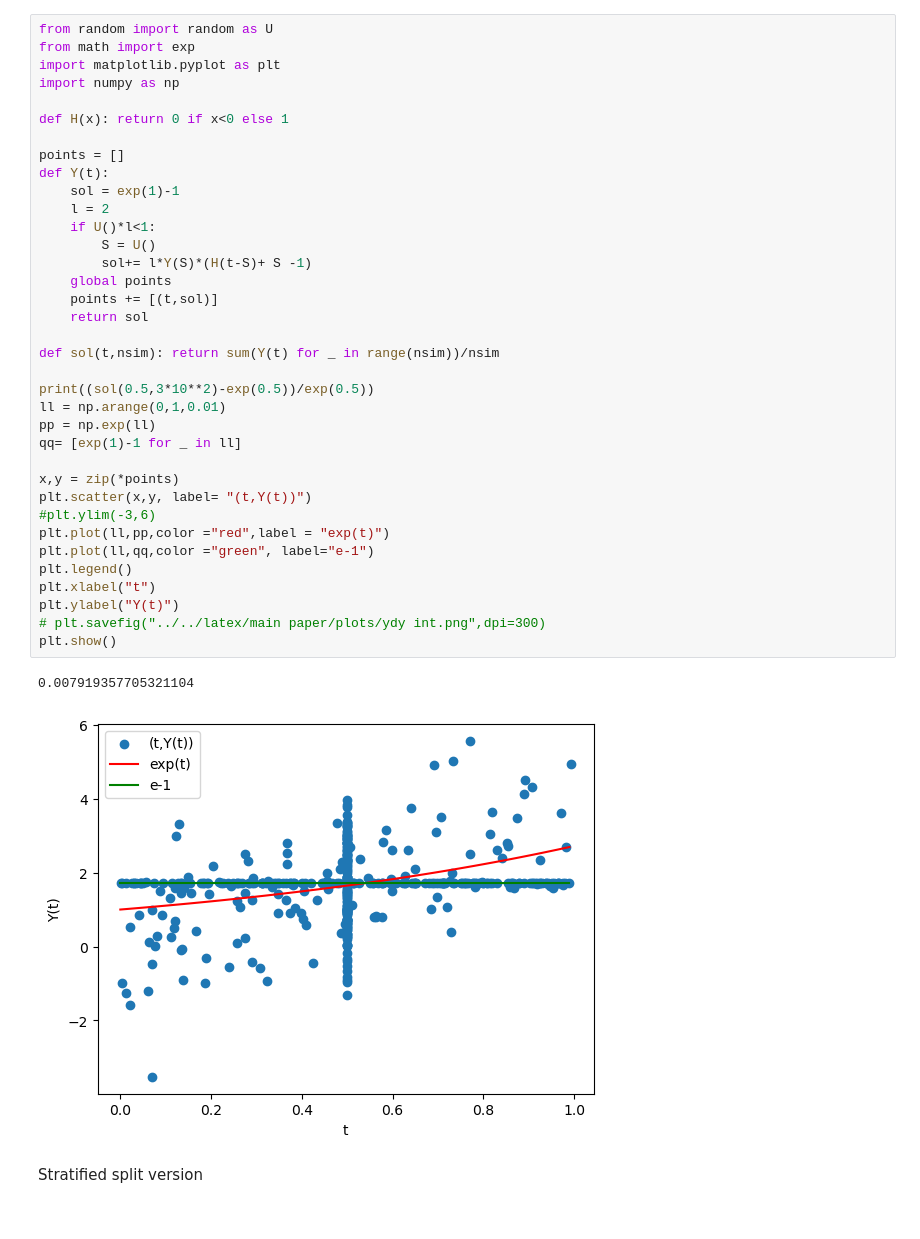
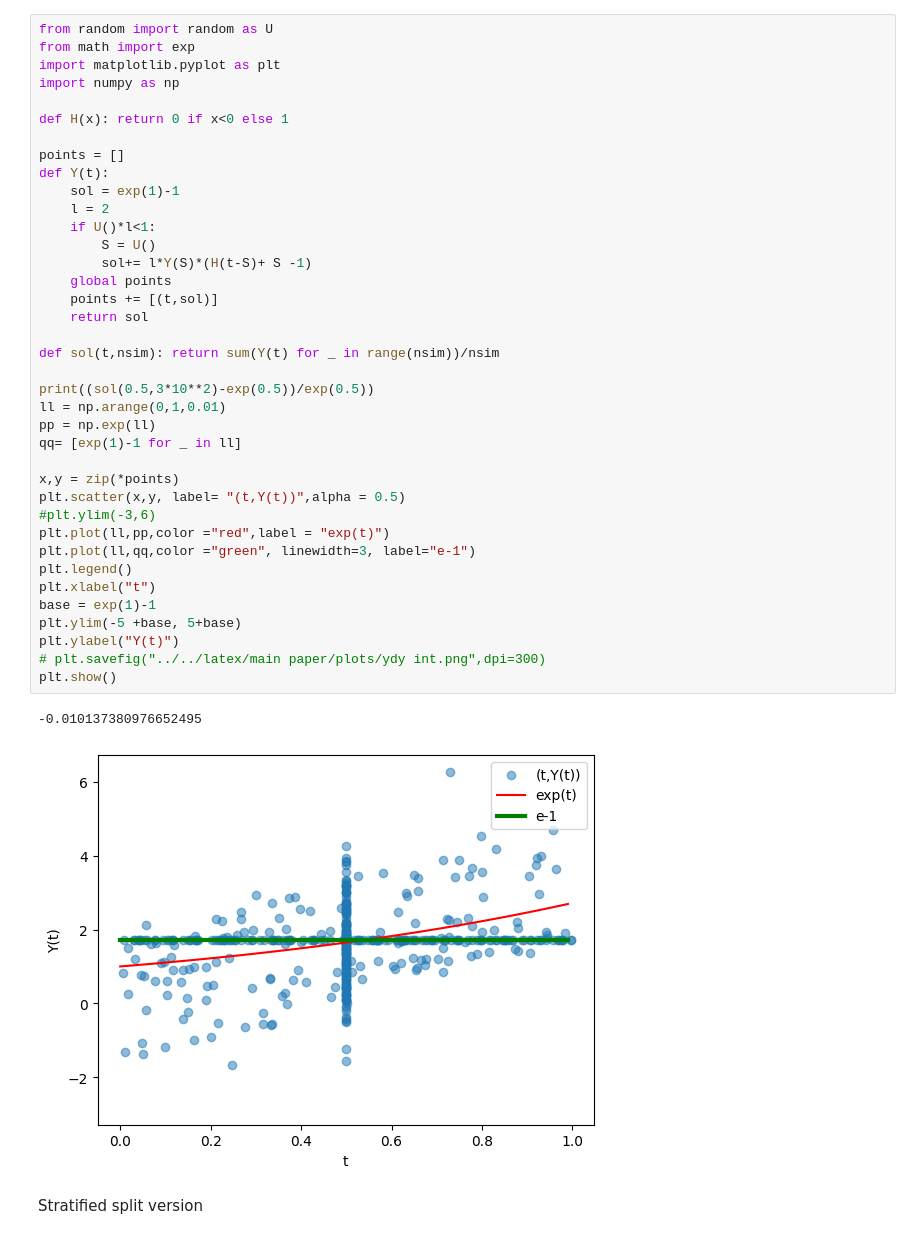
Before and after one commit to ISIPINK/masterthesis_MC_linear_ODEs, a Jupyter notebook: experiments/tests_period_5/linear linear condition.ipynb, the cells around one changed output. Cells and saved outputs as stored; diff of their text form.

```diff
--- a/experiments/tests_period_5/linear linear condition.ipynb
+++ b/experiments/tests_period_5/linear linear condition.ipynb
@@ -6,37 +6,39 @@ import numpy as np
 
 def H(x): return 0 if x<0 else 1
 
 points = []
 def Y(t):
     sol = exp(1)-1
     l = 2
     if U()*l<1:
         S = U()
         sol+= l*Y(S)*(H(t-S)+ S -1)
     global points
     points += [(t,sol)]
     return sol
 
 def sol(t,nsim): return sum(Y(t) for _ in range(nsim))/nsim
 
 print((sol(0.5,3*10**2)-exp(0.5))/exp(0.5))
 ll = np.arange(0,1,0.01)
 pp = np.exp(ll)
 qq= [exp(1)-1 for _ in ll]
 
 x,y = zip(*points)
-plt.scatter(x,y, label= "(t,Y(t))")
+plt.scatter(x,y, label= "(t,Y(t))",alpha = 0.5)
 #plt.ylim(-3,6)
 plt.plot(ll,pp,color ="red",label = "exp(t)")
-plt.plot(ll,qq,color ="green", label="e-1")
+plt.plot(ll,qq,color ="green", linewidth=3, label="e-1")
 plt.legend()
 plt.xlabel("t")
+base = exp(1)-1
+plt.ylim(-5 +base, 5+base)
 plt.ylabel("Y(t)")
 # plt.savefig("../../latex/main paper/plots/ydy int.png",dpi=300)
 plt.show()
 # %% [output]
-0.007919357705321104
+-0.010137380976652495
-[figure, old version]
+[figure, new version]
 # %% [markdown]
 Stratified split version
 # %%
```
Also changed, not shown: 8 other files.
